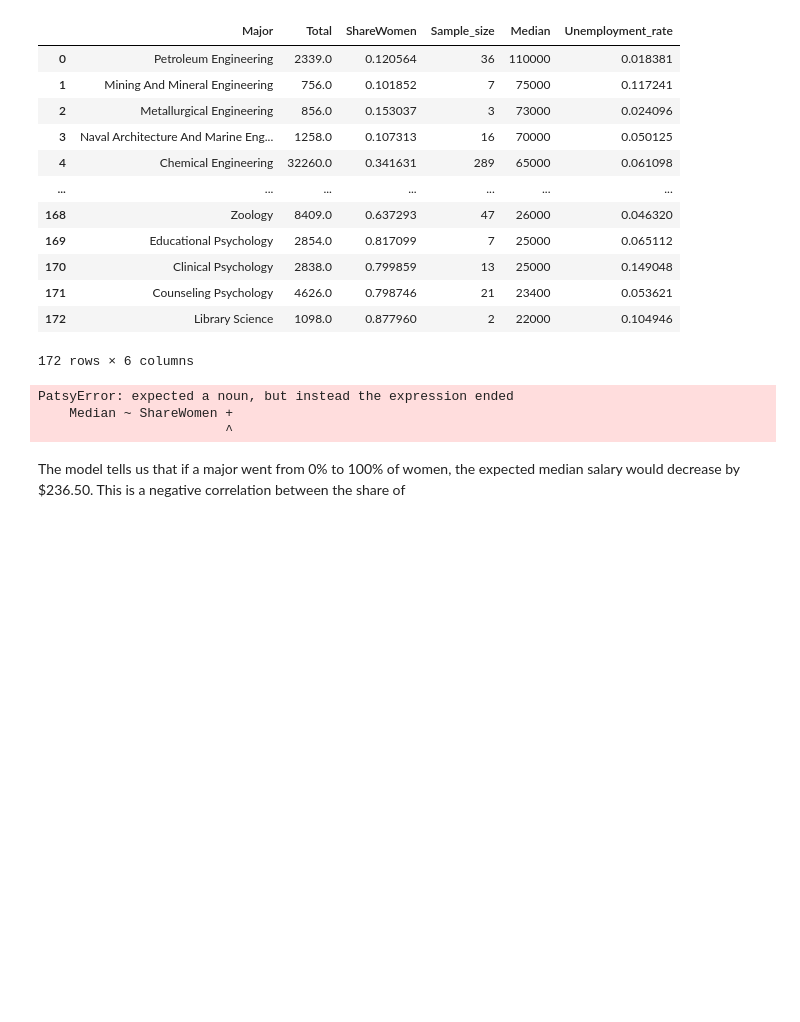
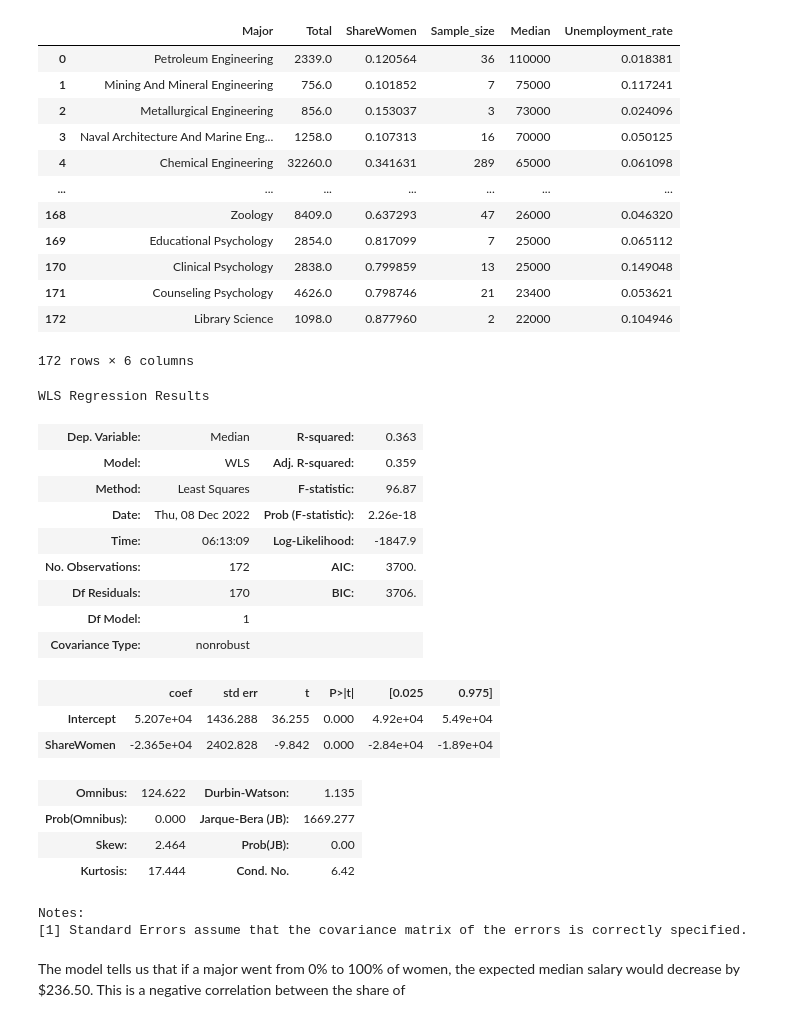
Before and after one commit to andersy005/ms-ds-notebooks, a Jupyter notebook: notebooks/analysis.ipynb, the cells around one changed output. Saved outputs shown, nothing was run; the diff lists cells and outputs as text; code cells hidden in the pictures; blank space fills up the shorter version.

```diff
--- a/notebooks/analysis.ipynb
+++ b/notebooks/analysis.ipynb
@@ -326,12 +326,28 @@ _data
 | 172 | Library Science | 1098.0 | 0.877960 | 2 | 22000 | 0.104946 |
 172 rows × 6 columns
 # %%
-model = wls("Median ~ ShareWomen + ", data=_data, weights=_data.Sample_size).fit()
+model = wls("Median ~ ShareWomen", data=_data, weights=_data.Sample_size).fit()
 model.summary()
 # %% [output]
-PatsyError: expected a noun, but instead the expression ended
-    Median ~ ShareWomen +
-                        ^
+WLS Regression Results
+| Dep. Variable: | Median | R-squared: | 0.363 |
+| Model: | WLS | Adj. R-squared: | 0.359 |
+| Method: | Least Squares | F-statistic: | 96.87 |
+| Date: | Thu, 08 Dec 2022 | Prob (F-statistic): | 2.26e-18 |
+| Time: | 06:13:09 | Log-Likelihood: | -1847.9 |
+| No. Observations: | 172 | AIC: | 3700. |
+| Df Residuals: | 170 | BIC: | 3706. |
+| Df Model: | 1 |  |  |
+| Covariance Type: | nonrobust |  |  |
+|  | coef | std err | t | P>|t| | [0.025 | 0.975] |
+| Intercept | 5.207e+04 | 1436.288 | 36.255 | 0.000 | 4.92e+04 | 5.49e+04 |
+| ShareWomen | -2.365e+04 | 2402.828 | -9.842 | 0.000 | -2.84e+04 | -1.89e+04 |
+| Omnibus: | 124.622 | Durbin-Watson: | 1.135 |
+| Prob(Omnibus): | 0.000 | Jarque-Bera (JB): | 1669.277 |
+| Skew: | 2.464 | Prob(JB): | 0.00 |
+| Kurtosis: | 17.444 | Cond. No. | 6.42 |
+Notes:
+[1] Standard Errors assume that the covariance matrix of the errors is correctly specified.
 # %% [markdown]
 The model tells us that if a major went from 0% to 100% of women, the expected median salary would decrease by $236.50. This is a negative correlation between the share of
 # %%
```
Also changed, not shown: parts of 1 cell of this notebook.
